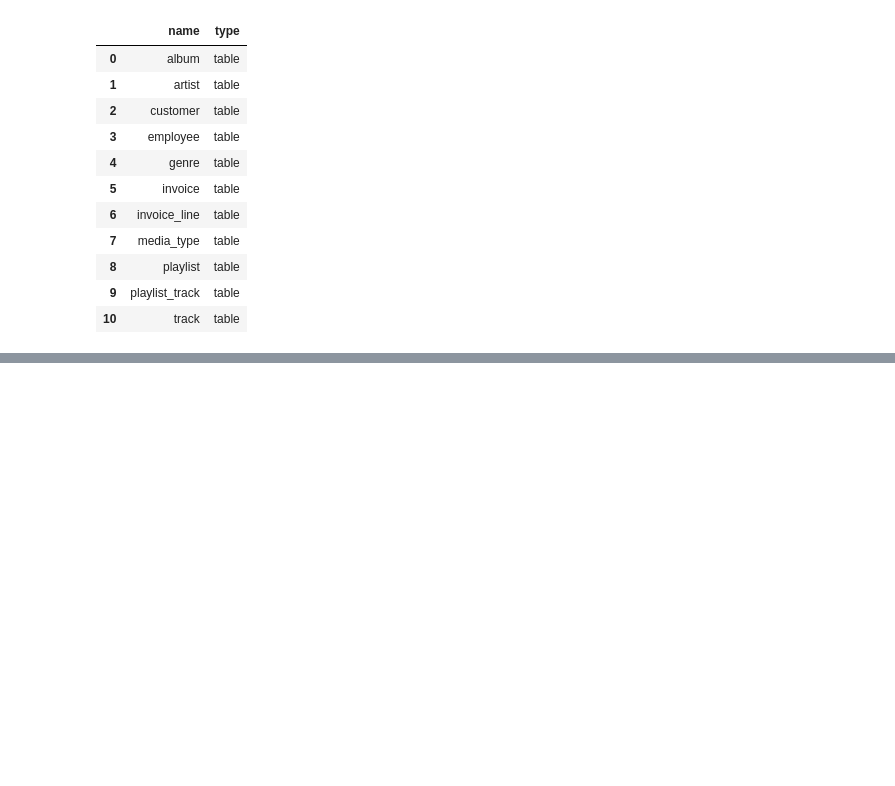
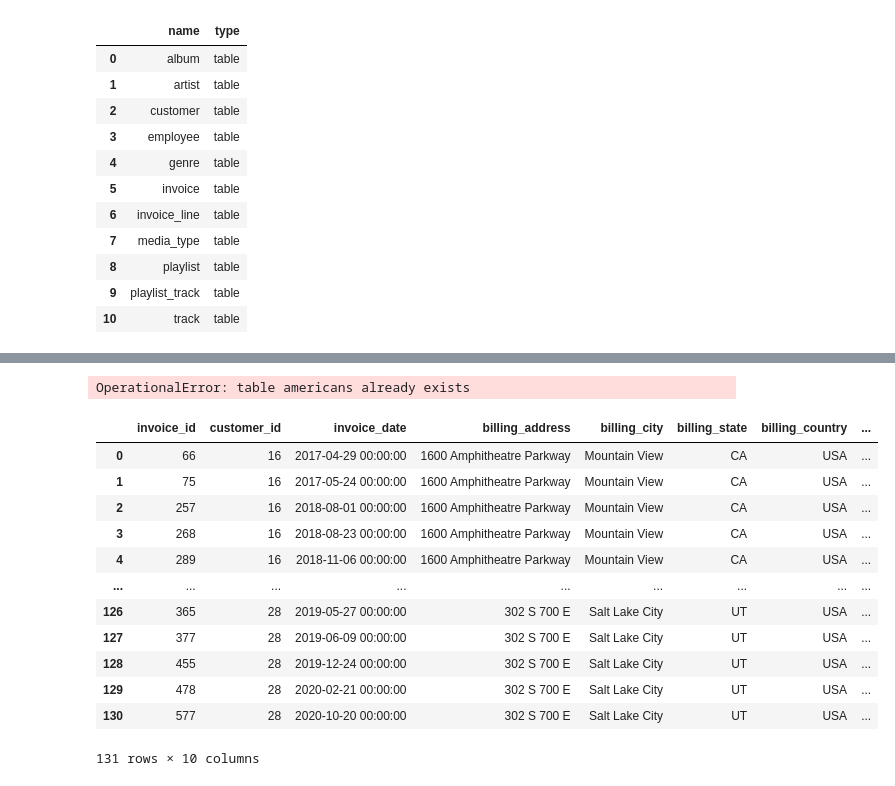
Before and after one commit to qnchenry-q/Music_Store_SQLite, a Jupyter notebook: SQL_For_Music_Store.ipynb, the cells around one changed output, grey strips where cells are left out. Saved outputs shown, nothing was run; the diff lists cells and outputs as text; code cells hidden in the pictures; blank space fills up the shorter version.

Commit message:
American customer view

```diff
--- a/SQL_For_Music_Store.ipynb
+++ b/SQL_For_Music_Store.ipynb
@@ -48,0 +76,31 @@ Tony Baits: Blues
+# %%
+run_command('''CREATE VIEW americans
+               AS
+               SELECT customer_id
+               FROM customer
+               WHERE country = 'USA'
+
+''')
+# %% [output]
+OperationalError: table americans already exists
+# %%
+run_query('''SELECT *
+             FROM invoice
+             INNER JOIN americans
+             ON invoice.customer_id = americans.customer_id
+
+''')
+# %% [output]
+|  | invoice_id | customer_id | invoice_date | billing_address | billing_city | billing_state | billing_country | ... |
+| 0 | 66 | 16 | 2017-04-29 00:00:00 | 1600 Amphitheatre Parkway | Mountain View | CA | USA | ... |
+| 1 | 75 | 16 | 2017-05-24 00:00:00 | 1600 Amphitheatre Parkway | Mountain View | CA | USA | ... |
+| 2 | 257 | 16 | 2018-08-01 00:00:00 | 1600 Amphitheatre Parkway | Mountain View | CA | USA | ... |
+| 3 | 268 | 16 | 2018-08-23 00:00:00 | 1600 Amphitheatre Parkway | Mountain View | CA | USA | ... |
+| 4 | 289 | 16 | 2018-11-06 00:00:00 | 1600 Amphitheatre Parkway | Mountain View | CA | USA | ... |
+| ... | ... | ... | ... | ... | ... | ... | ... | ... |
+| 126 | 365 | 28 | 2019-05-27 00:00:00 | 302 S 700 E | Salt Lake City | UT | USA | ... |
+| 127 | 377 | 28 | 2019-06-09 00:00:00 | 302 S 700 E | Salt Lake City | UT | USA | ... |
+| 128 | 455 | 28 | 2019-12-24 00:00:00 | 302 S 700 E | Salt Lake City | UT | USA | ... |
+| 129 | 478 | 28 | 2020-02-21 00:00:00 | 302 S 700 E | Salt Lake City | UT | USA | ... |
+| 130 | 577 | 28 | 2020-10-20 00:00:00 | 302 S 700 E | Salt Lake City | UT | USA | ... |
+131 rows × 10 columns
```
Also changed, not shown: parts of 6 cells of this notebook, 1 other file.
